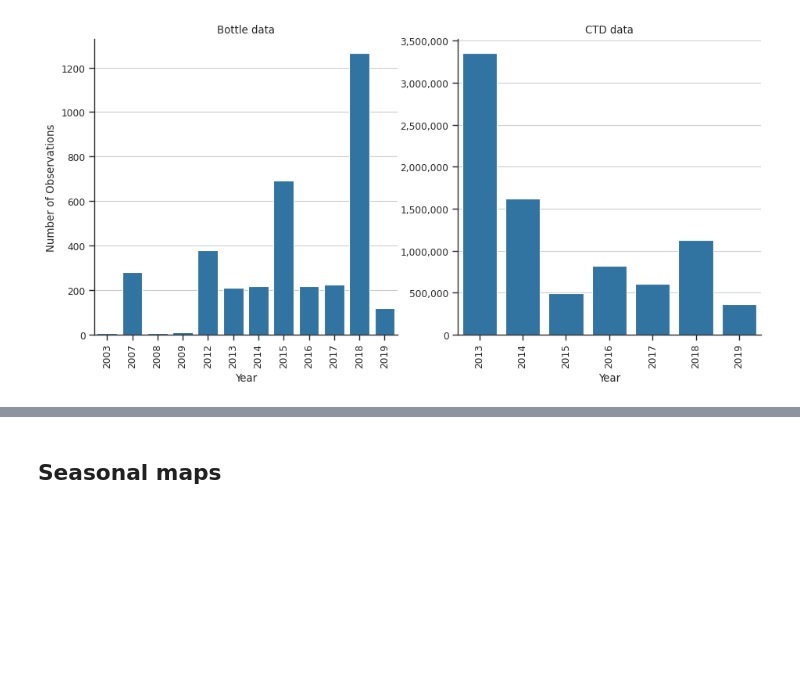
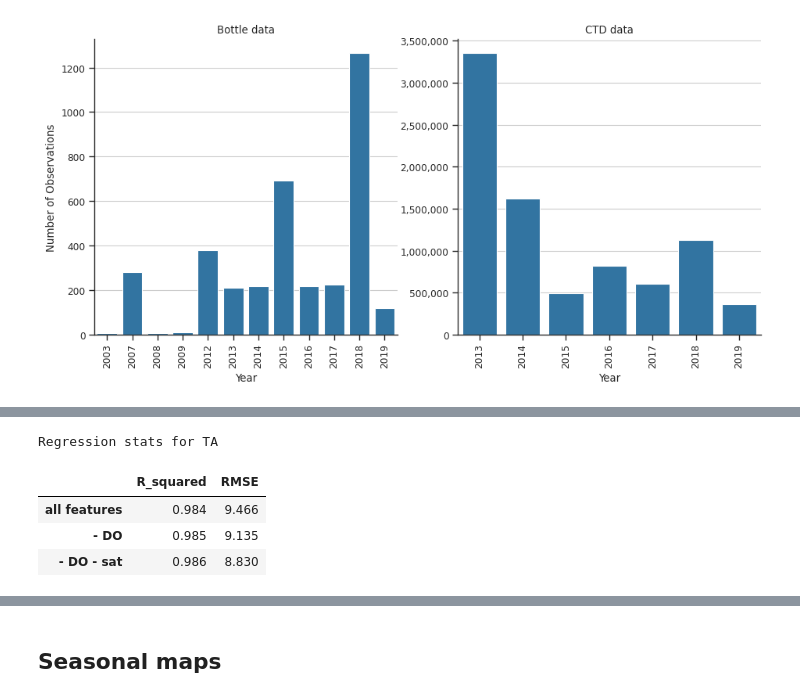
Before and after one commit to WHOIGit/nelme-bottom-water-bgc, a Jupyter notebook: manuscript_figures.ipynb, the cells around one changed output, grey strips where cells are left out. Saved outputs shown, nothing was run; the diff lists cells and outputs as text; code cells hidden in the pictures; blank space fills up the shorter version.

```diff
--- a/manuscript_figures.ipynb
+++ b/manuscript_figures.ipynb
@@ -173,0 +214,15 @@ fig.savefig('figures/data_distribution_time.png', dpi=dpi, bbox_inches='tight')
+# %%
+r2_vals, rmse_vals = [], []
+for df in [df_test, df_test_noO2, df_test_no_sat]:
+    r2_vals.append(r2_score(df.TA_test, df.TA_pred_test))
+    rmse_vals.append(mean_squared_error(df.TA_test, df.TA_pred_test, squared=False))
+
+stats_ta = pd.DataFrame({'R_squared': r2_vals, 'RMSE': rmse_vals}, index=['all features', '- DO', '- DO - sat'])
+print('Regression stats for TA')
+stats_ta.style.format('{:.3f}')
+# %% [output]
+Regression stats for TA
+|  | R_squared | RMSE |
+| all features | 0.984 | 9.466 |
+| - DO | 0.985 | 9.135 |
+| - DO - sat | 0.986 | 8.830 |
```
Also changed, not shown: parts of 5 cells of this notebook.
